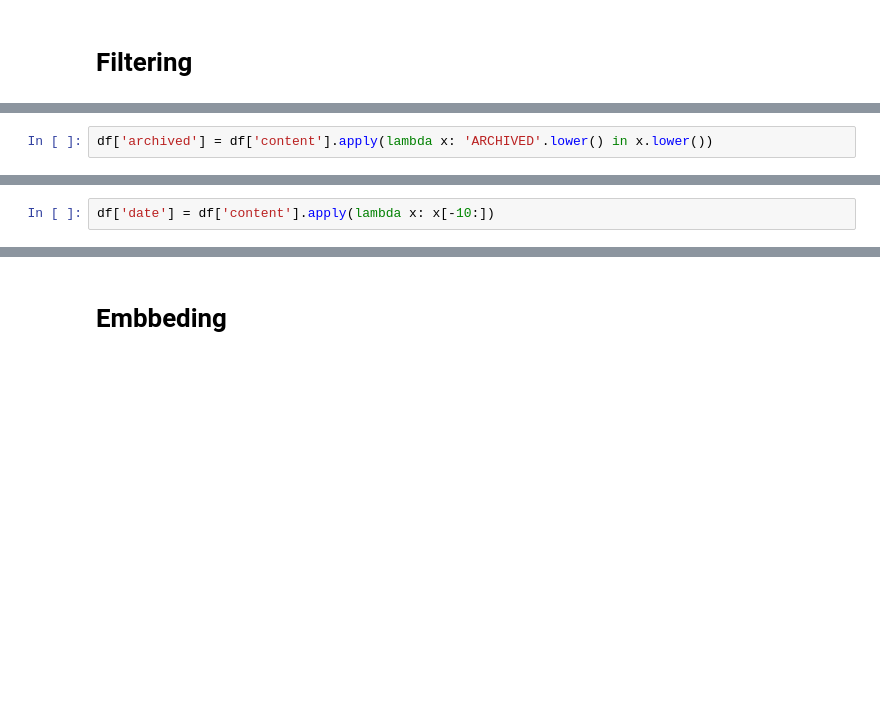
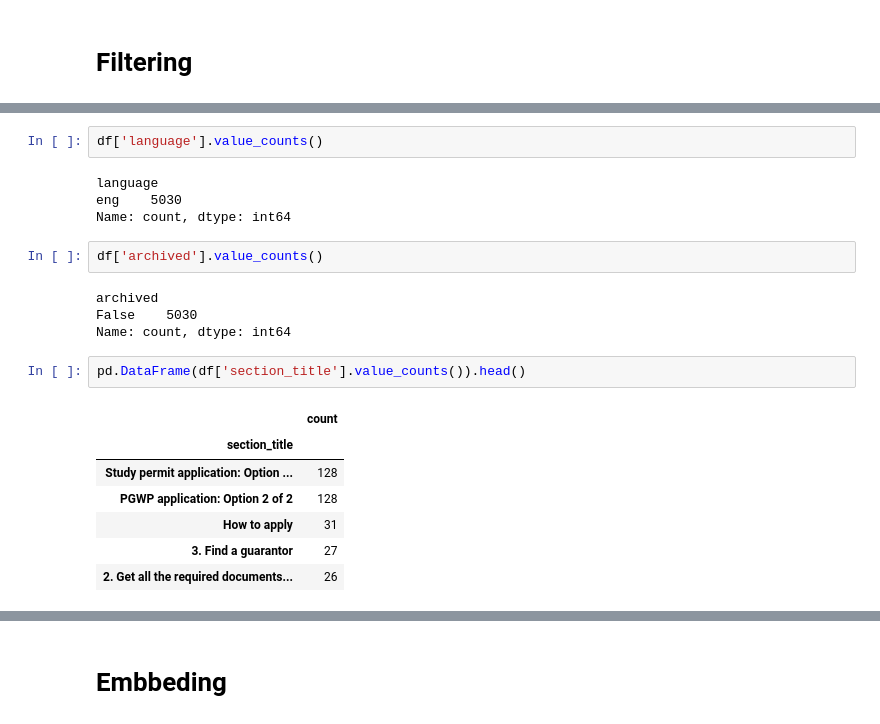
Before and after one commit to ankitbeladiya/ircc_rag_agent, a Jupyter notebook: notebook/scrap.ipynb, the cells around one changed output, grey strips where cells are left out. Cells and saved outputs as stored; diff of their text form; blank space fills up the shorter version.

```diff
--- a/notebook/scrap.ipynb
+++ b/notebook/scrap.ipynb
@@ -390,2 +339,0 @@ df.head()
-# %%
-df['archived'] = df['content'].apply(lambda x: 'ARCHIVED'.lower() in x.lower())
@@ -394,2 +339,0 @@ df['archived'].value_counts()
-# %%
-df['date'] = df['content'].apply(lambda x: x[-10:])
@@ -399,3 +372,25 @@ df['word_counts'] = df['content'].apply(lambda x: len(x.split()))
+# %%
+df['language'].value_counts()
+# %% [output]
+language
+eng    5030
+Name: count, dtype: int64
+# %%
+df['archived'].value_counts()
+# %% [output]
+archived
+False    5030
+Name: count, dtype: int64
+# %%
+pd.DataFrame(df['section_title'].value_counts()).head()
+# %% [output]
+|  | count |
+| section_title |  |
+| Study permit application: Option ... | 128 |
+| PGWP application: Option 2 of 2 | 128 |
+| How to apply | 31 |
+| 3. Find a guarantor | 27 |
+| 2. Get all the required documents... | 26 |
 # %%
 tokenizer = AutoTokenizer.from_pretrained("Qwen/Qwen1.5-0.5B")
 df['token_counts'] = df['content'].apply(lambda x: len(tokenizer.encode(x)))
```
Also changed, not shown: parts of 67 cells of this notebook, 8 other files.
